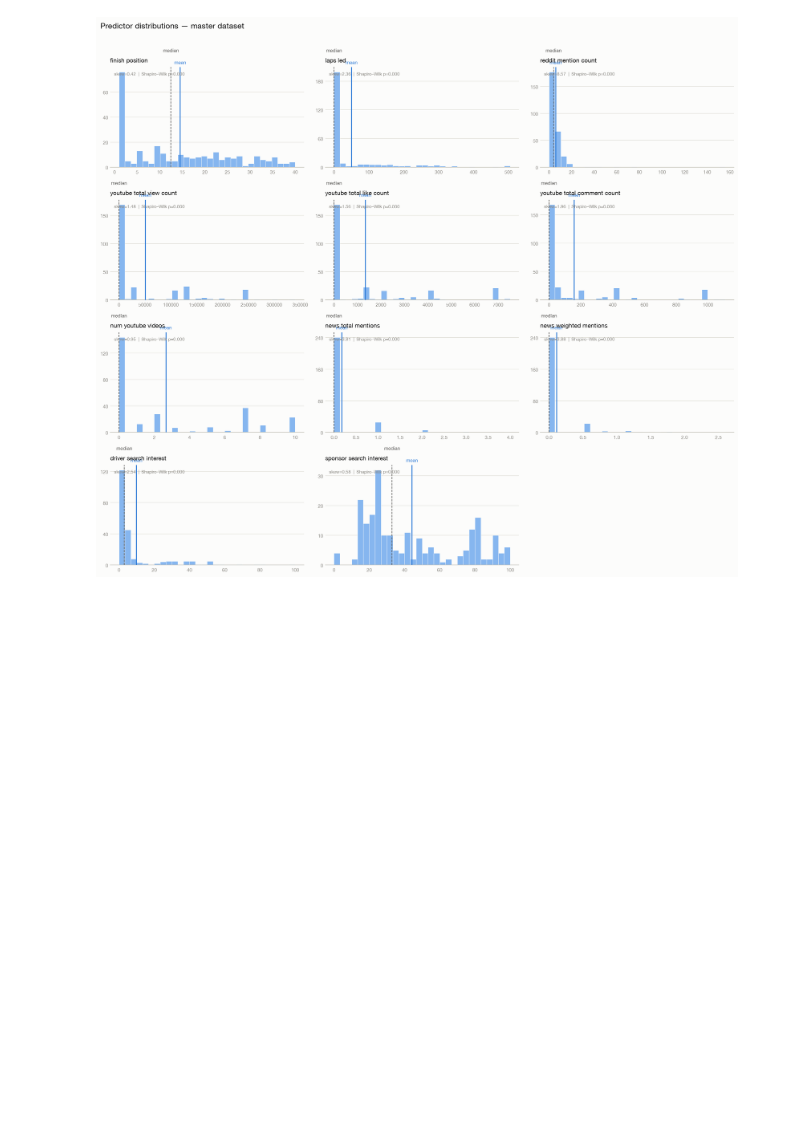
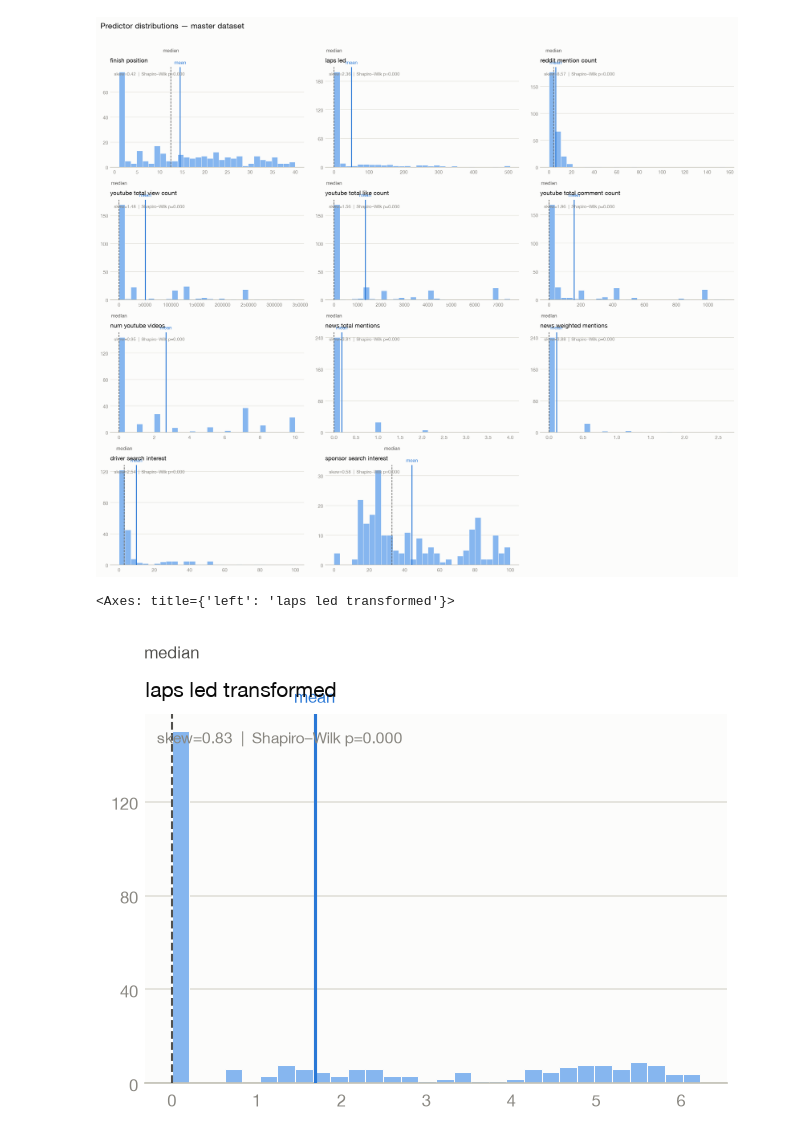
Before and after one commit to lloyd-todaro/NASCAR-Externship, a Jupyter notebook: code/statistical_analysis.ipynb, the cells around one changed output. Drawn from its saved outputs; the diff is of its cells as text; code cells hidden in the pictures; blank space fills up the shorter version.

Commit message:
made histograms for predictor variables

```diff
--- a/code/statistical_analysis.ipynb
+++ b/code/statistical_analysis.ipynb
@@ -39,7 +39,7 @@ plt.rcParams["font.family"] = "sans-serif"
 plt.rcParams["font.sans-serif"] = ["Segoe UI", "Helvetica Neue", "Arial", "sans-serif"]
 
 
-def plot_histogram(data, column, ax=None, bins=30, log=False):
+def plot_histogram(data: pd.DataFrame, column: str, ax=None, bins=30, log=False):
     """One consistently-styled histogram panel for a single numeric predictor."""
     series = data[column].dropna()
     values = np.log1p(series) if log else series
@@ -67,6 +67,7 @@ def plot_histogram(data, column, ax=None, bins=30, log=False):
         stat_label = f"skew={skew:.2f}  |  Shapiro–Wilk p={p:.3f}"
     else:
         stat_label = f"skew={skew:.2f}"
+
     ax.text(0.02, 0.96, stat_label, transform=ax.transAxes, fontsize=7.5,
             color=INK_MUTED, ha="left", va="top")
 
@@ -111,3 +112,16 @@ fig.tight_layout()
 plt.show()
 # %% [output]
 [figure]
+# %%
+# transform laps led to account for skew
+
+laps_led = df['laps_led'].to_list()
+laps_led = np.array(laps_led)
+laps_led_transformed = np.log1p(laps_led).tolist()
+
+df['laps_led_transformed'] = laps_led_transformed
+
+plot_histogram(df,'laps_led_transformed')
+# %% [output]
+<Axes: title={'left': 'laps led transformed'}>
+[figure, added]
```
Also changed, not shown: 1 other file.
